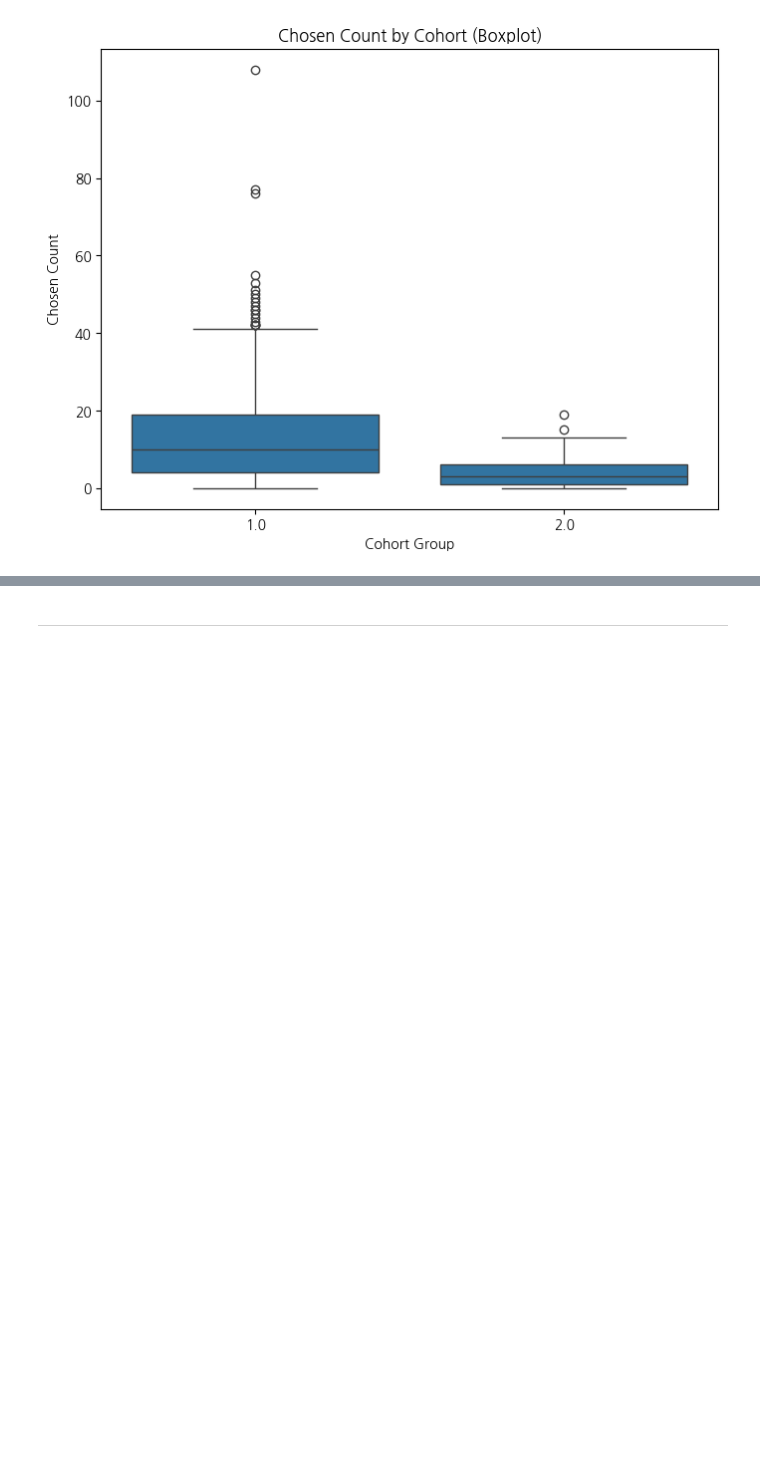
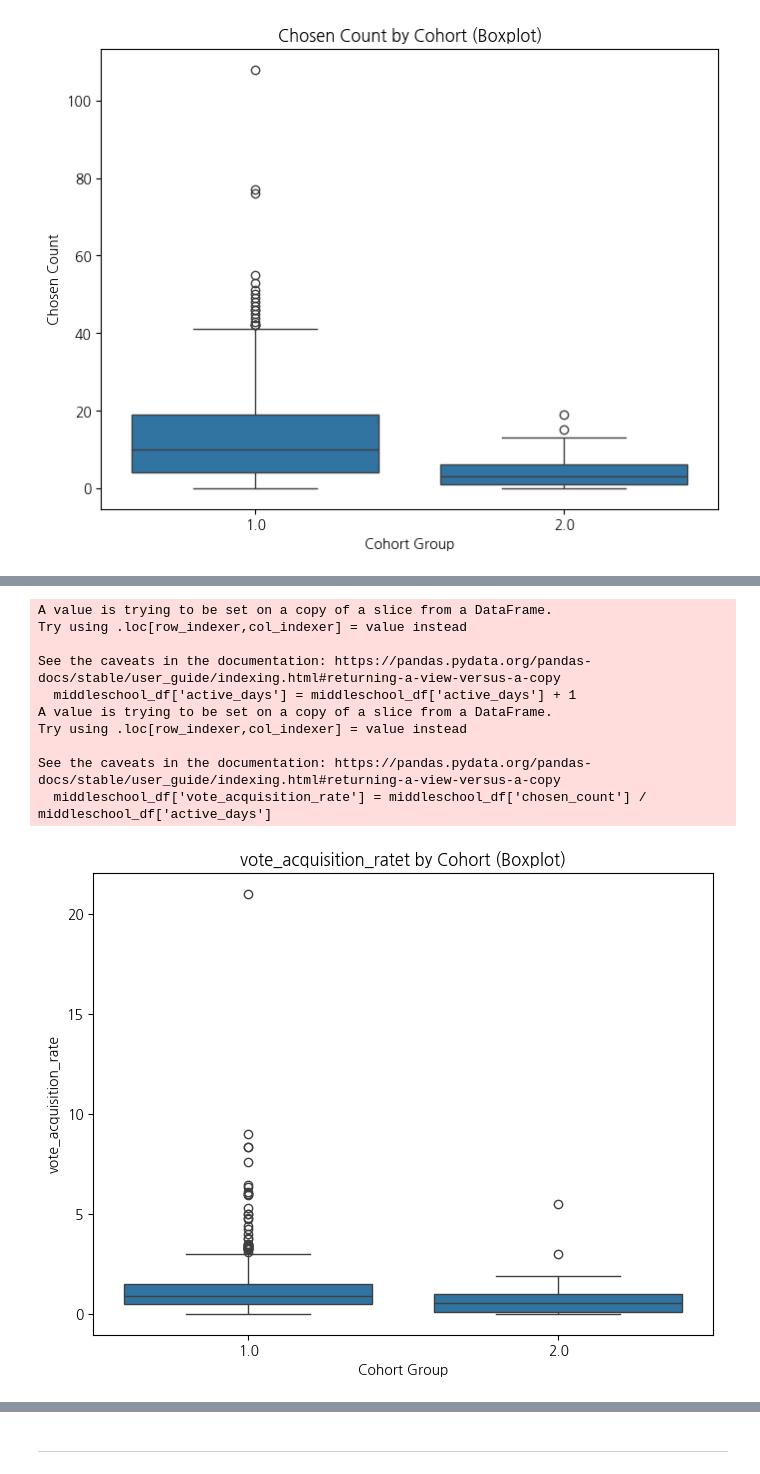
Before and after one commit to saeraniren/advanced_project, a Jupyter notebook: 하위지표.ipynb, the cells around one changed output, grey strips where cells are left out. Drawn from its saved outputs; the diff is of its cells as text; code cells hidden in the pictures; blank space fills up the shorter version.

```diff
--- a/하위지표.ipynb
+++ b/하위지표.ipynb
@@ -445,0 +811,32 @@ plt.show()
+# %%
+# 투표 획득률 vote_acquisition_rate = chosen_count(받은 투표) / active_days (활동 기간)
+
+# active_days = last_vote - first_vote
+# 이렇게 되면 사용한 날짜 중 하루가 빠지게됨
+# ex ) 첫 날 투표하고 다시 투표한적이 없는 경우 1일이 아니라 0일로 됨
+# active_days + 1 하기로 결정
+
+middleschool_df['active_days'] = middleschool_df['active_days'] + 1
+
+# 중학생 데이터에서 투표 획득률 뽑아보기
+middleschool_df['vote_acquisition_rate'] = middleschool_df['chosen_count'] / middleschool_df['active_days']
+
+# 박스플롯
+plt.figure(figsize=(8, 6))
+sns.boxplot(x='cohort', y='vote_acquisition_rate', data=middleschool_df)
+plt.title('vote_acquisition_ratet by Cohort (Boxplot)')
+plt.xlabel('Cohort Group')
+plt.ylabel('vote_acquisition_rate')
+plt.show()
+# %% [output]
+A value is trying to be set on a copy of a slice from a DataFrame.
+Try using .loc[row_indexer,col_indexer] = value instead
+
+See the caveats in the documentation: https://pandas.pydata.org/pandas-docs/stable/user_guide/indexing.html#returning-a-view-versus-a-copy
+  middleschool_df['active_days'] = middleschool_df['active_days'] + 1
+A value is trying to be set on a copy of a slice from a DataFrame.
+Try using .loc[row_indexer,col_indexer] = value instead
+
+See the caveats in the documentation: https://pandas.pydata.org/pandas-docs/stable/user_guide/indexing.html#returning-a-view-versus-a-copy
+  middleschool_df['vote_acquisition_rate'] = middleschool_df['chosen_count'] / middleschool_df['active_days']
+[figure, added]
```
Also changed, not shown: parts of 31 cells of this notebook.
